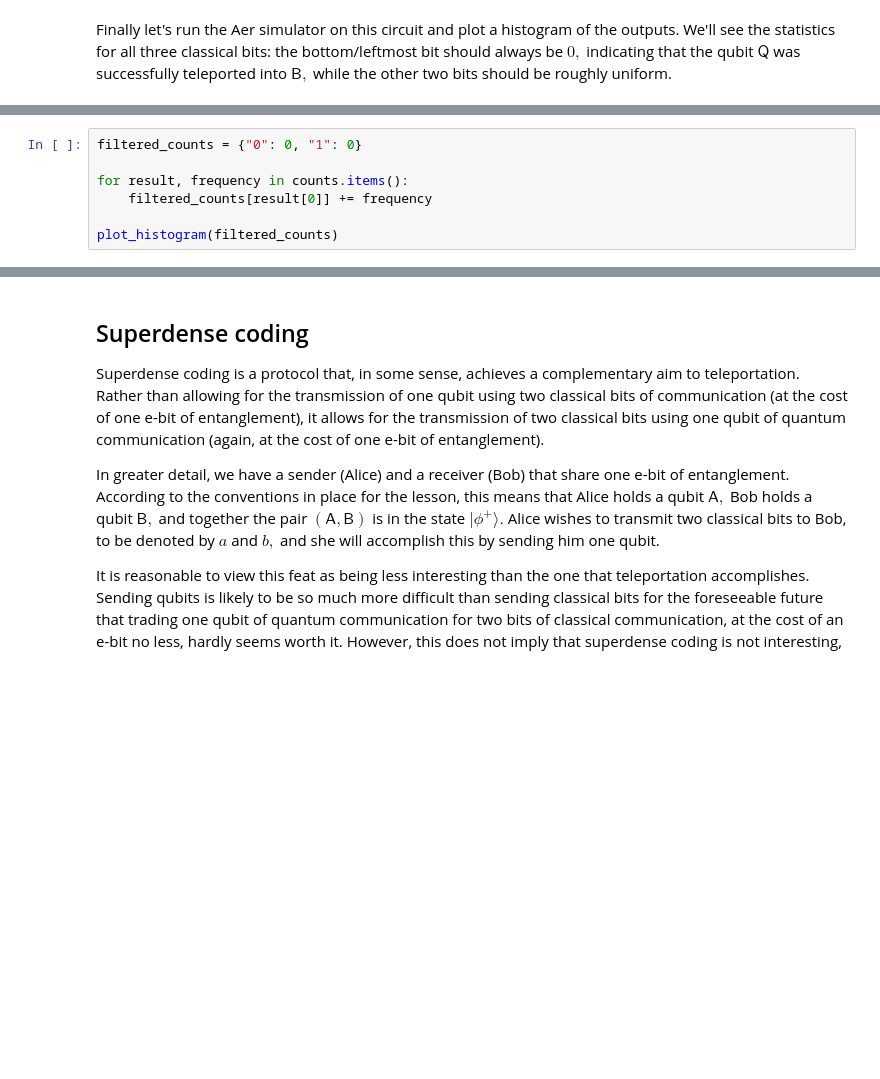
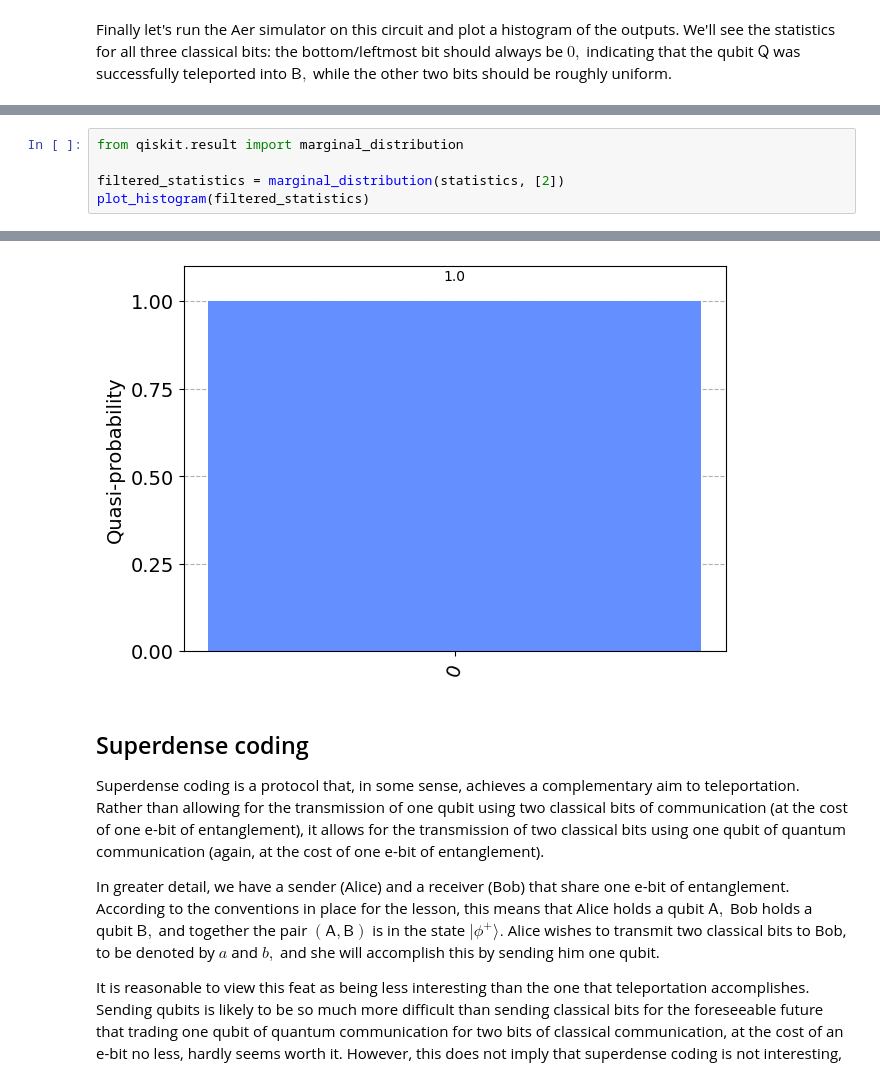
Before and after one commit to Qiskit/textbook, a Jupyter notebook: notebooks/basics/04.entanglement-in-action/index.ipynb, the cells around one changed output, grey strips where cells are left out. Cells and saved outputs as stored; diff of their text form; blank space fills up the shorter version.

```diff
--- a/notebooks/basics/04.entanglement-in-action/index.ipynb
+++ b/notebooks/basics/04.entanglement-in-action/index.ipynb
@@ -501,8 +502,6 @@ We can also filter the counts to focus just on the test result qubit if we wish,
 # %%
-filtered_counts = {"0": 0, "1": 0}
+from qiskit.result import marginal_distribution
 
-for result, frequency in counts.items():
-    filtered_counts[result[0]] += frequency
-
-plot_histogram(filtered_counts)
+filtered_statistics = marginal_distribution(statistics, [2])
+plot_histogram(filtered_statistics)
 # %% [output]
@@ -510,3 +508,4 @@ plot_histogram(filtered_counts)
+[figure, added]
 # %% [markdown]
 ## Superdense coding
 
```
Also changed, not shown: parts of 13 cells of this notebook.
